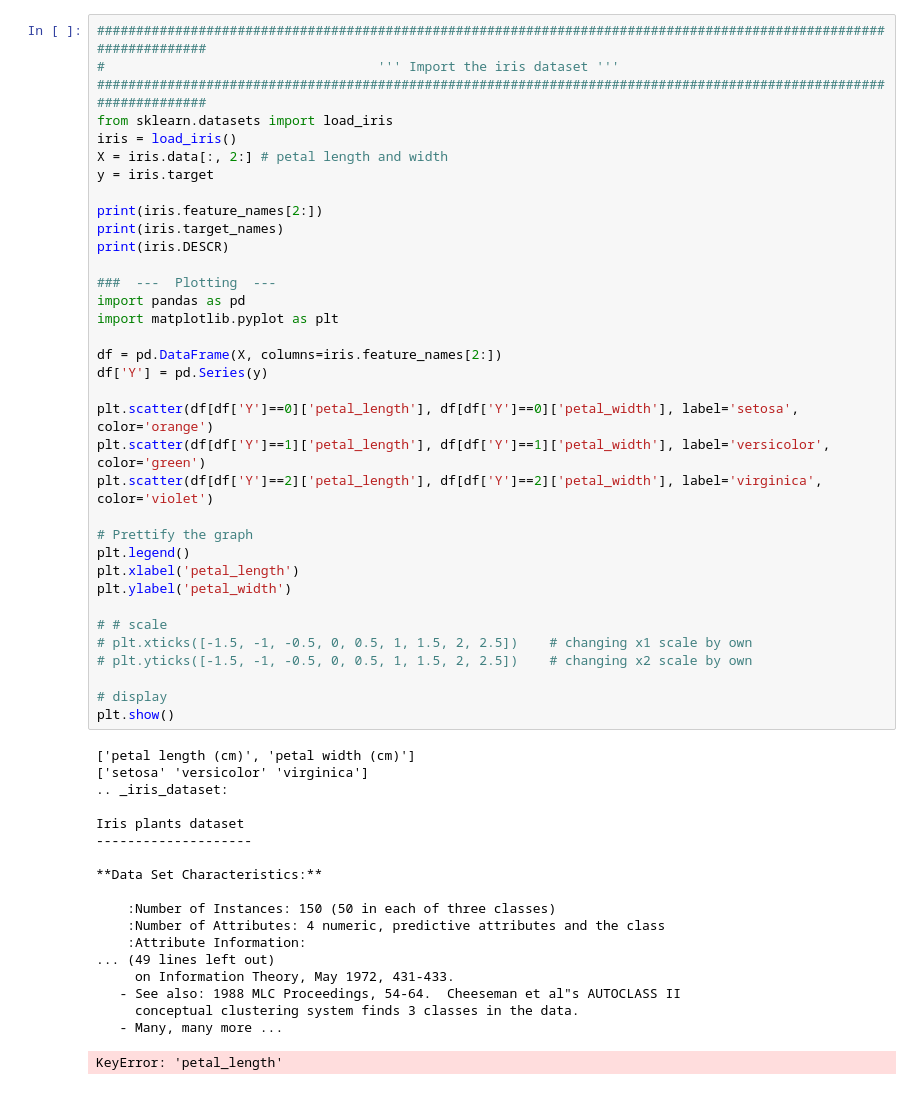
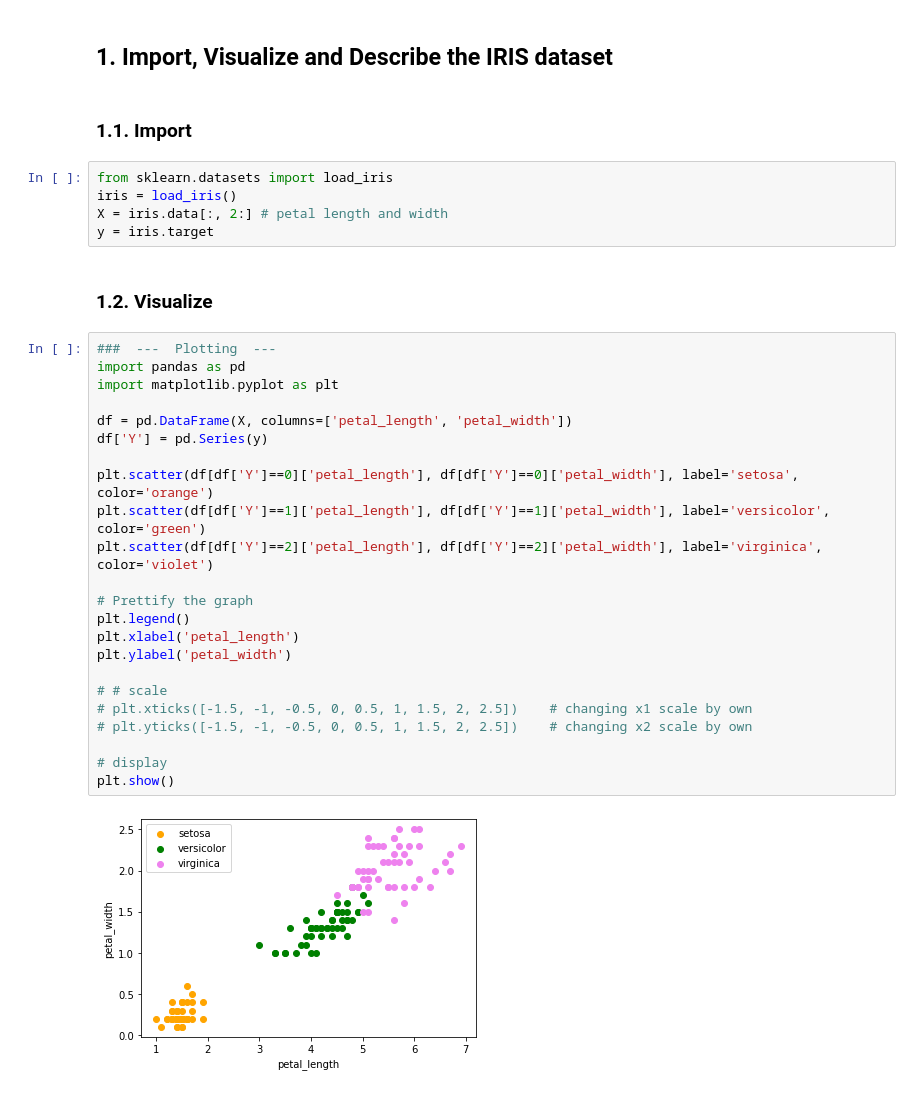
Before and after one commit to tekeuange23/ml-in-action, a Jupyter notebook: Decision-Tree.ipynb, the cells around one changed output. Drawn from its saved outputs; the diff is of its cells as text.

```diff
--- a/Decision-Tree.ipynb
+++ b/Decision-Tree.ipynb
@@ -5,54 +3,36 @@
+# %% [markdown]
+## 1. Import, Visualize and Describe the IRIS dataset
+# %% [markdown]
+### 1.1. Import
 # %%
-###################################################################################################################
-#                                   ''' Import the iris dataset '''
-###################################################################################################################
 from sklearn.datasets import load_iris
 iris = load_iris()
 X = iris.data[:, 2:] # petal length and width
 y = iris.target
-
-print(iris.feature_names[2:])
-print(iris.target_names)
-print(iris.DESCR)
-
-###  ---  Plotting  ---
-import pandas as pd
-import matplotlib.pyplot as plt
-
-df = pd.DataFrame(X, columns=iris.feature_names[2:])
-df['Y'] = pd.Series(y)
-
-plt.scatter(df[df['Y']==0]['petal_length'], df[df['Y']==0]['petal_width'], label='setosa', color='orange')
-plt.scatter(df[df['Y']==1]['petal_length'], df[df['Y']==1]['petal_width'], label='versicolor', color='green')
-plt.scatter(df[df['Y']==2]['petal_length'], df[df['Y']==2]['petal_width'], label='virginica', color='violet')
-
-# Prettify the graph
-plt.legend()
-plt.xlabel('petal_length')
-plt.ylabel('petal_width')
-
-# # scale
-# plt.xticks([-1.5, -1, -0.5, 0, 0.5, 1, 1.5, 2, 2.5])    # changing x1 scale by own
-# plt.yticks([-1.5, -1, -0.5, 0, 0.5, 1, 1.5, 2, 2.5])    # changing x2 scale by own
-
-# display
-plt.show()
-# %% [output]
-['petal length (cm)', 'petal width (cm)']
-['setosa' 'versicolor' 'virginica']
-.. _iris_dataset:
-
-Iris plants dataset
---------------------
-
-**Data Set Characteristics:**
-
-    :Number of Instances: 150 (50 in each of three classes)
-    :Number of Attributes: 4 numeric, predictive attributes and the class
-    :Attribute Information:
-... (49 lines left out)
-     on Information Theory, May 1972, 431-433.
-   - See also: 1988 MLC Proceedings, 54-64.  Cheeseman et al"s AUTOCLASS II
-     conceptual clustering system finds 3 classes in the data.
-   - Many, many more ...
-KeyError: 'petal_length'
+# %% [markdown]
+### 1.2. Visualize
+# %%
+###  ---  Plotting  ---
+import pandas as pd
+import matplotlib.pyplot as plt
+
+df = pd.DataFrame(X, columns=['petal_length', 'petal_width'])
+df['Y'] = pd.Series(y)
+
+plt.scatter(df[df['Y']==0]['petal_length'], df[df['Y']==0]['petal_width'], label='setosa', color='orange')
+plt.scatter(df[df['Y']==1]['petal_length'], df[df['Y']==1]['petal_width'], label='versicolor', color='green')
+plt.scatter(df[df['Y']==2]['petal_length'], df[df['Y']==2]['petal_width'], label='virginica', color='violet')
+
+# Prettify the graph
+plt.legend()
+plt.xlabel('petal_length')
+plt.ylabel('petal_width')
+
+# # scale
+# plt.xticks([-1.5, -1, -0.5, 0, 0.5, 1, 1.5, 2, 2.5])    # changing x1 scale by own
+# plt.yticks([-1.5, -1, -0.5, 0, 0.5, 1, 1.5, 2, 2.5])    # changing x2 scale by own
+
+# display
+plt.show()
+# %% [output]
+[figure, added]
```
Also changed, not shown: parts of 15 cells of this notebook.
